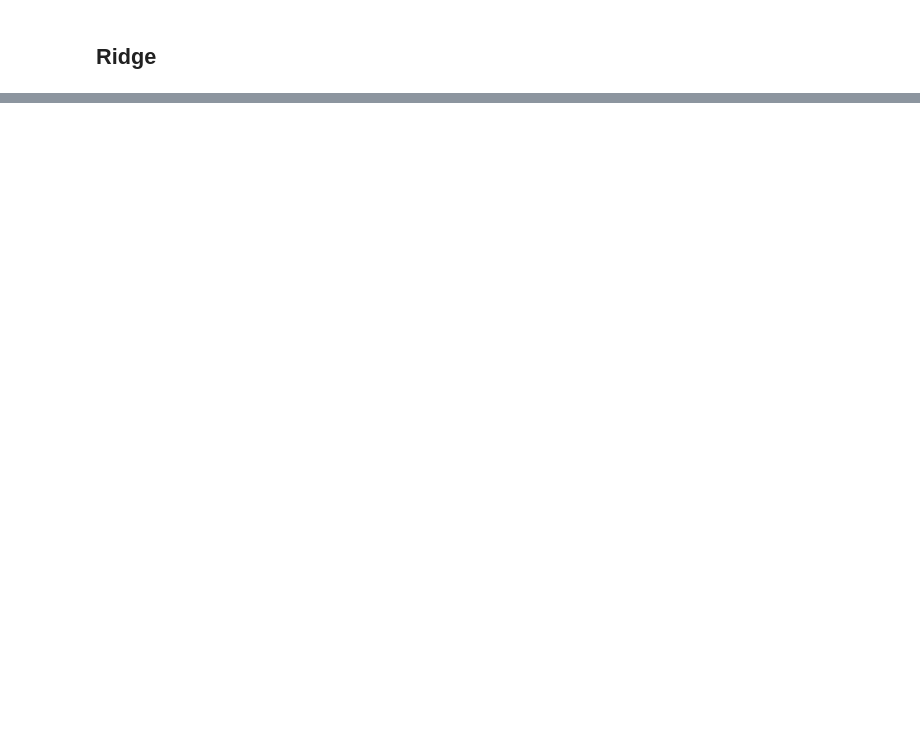
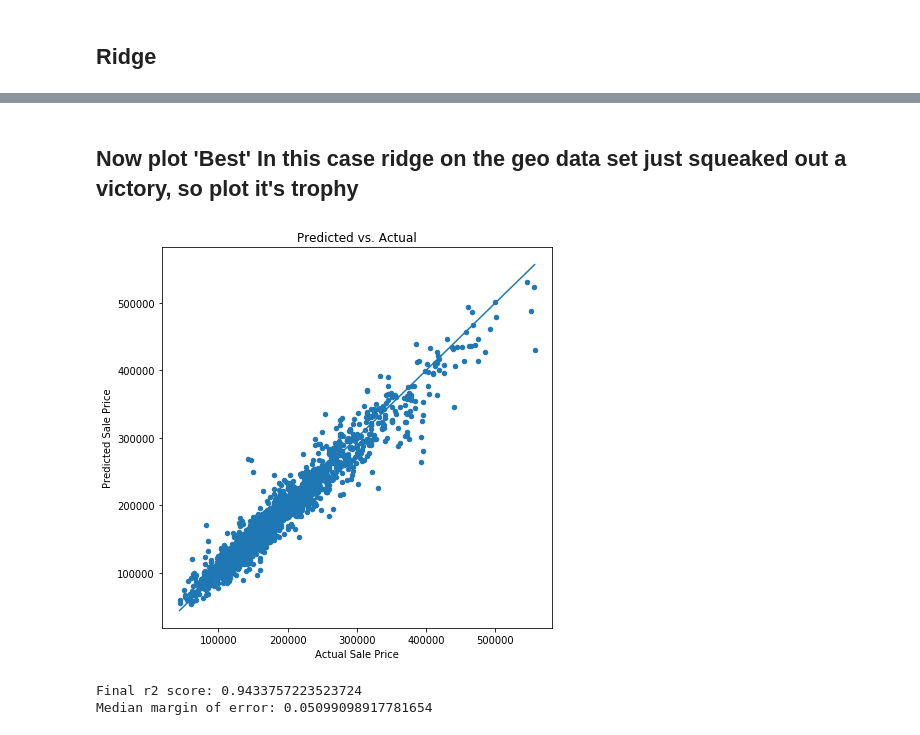
Before and after one commit to CpuKnows/CS-412-Class-Project, a Jupyter notebook: src/greedy_feature_linear_regression.ipynb, the cells around one changed output, grey strips where cells are left out. Cells and saved outputs as stored; diff of their text form; code cells hidden in the pictures; blank space fills up the shorter version.

Commit message:
Added validation set to lin reg and actual/pred plot

```diff
--- a/src/greedy_feature_linear_regression.ipynb
+++ b/src/greedy_feature_linear_regression.ipynb
@@ -51,27 +43,51 @@ X_geo_test = geo_test_data.drop('log_SalePrice', 1)
+# %%
+X_train, X_val, y_train, y_val = train_test_split(train_data.loc[:, train_data.columns != 'log_SalePrice'],
+                                                  train_data['log_SalePrice'],
+                                                  test_size=0.2, random_state=42)
+X_test = train_data.drop('log_SalePrice', 1)
+y_test = train_data['log_SalePrice']
+
+
+# Split geodemo training set into train and validation set
+X_geo_train, X_geo_val, y_geo_train, y_geo_val = train_test_split(geo_train_data.loc[:, geo_train_data.columns != 'log_SalePrice'],
+                                                                  geo_train_data['log_SalePrice'],
+                                                                  test_size=0.2, random_state=42)
+X_geo_test = geo_train_data.drop('log_SalePrice', 1)
+y_geo_test = geo_train_data['log_SalePrice']
 # %% [markdown]
 # Not all features may be in test and train at this point due to one hot encoding,
 # so check columns in one and not the other and remove
 # %%
 train_cols = list(X_train)
 test_cols = list(X_test)
+val_cols = list(X_val)
 for col in train_cols:
-    if (col not in  test_cols):
+    if (col not in  test_cols or col not in val_cols):
         X_train = X_train.drop(col, 1)
 
 for col in test_cols:
-    if (col not in  train_cols):
+    if (col not in  train_cols or col not in val_cols):
         X_test = X_test.drop(col, 1)
+
+for col in val_cols:
+    if(col not in test_cols or col not in train_cols):
+        X_val = X_val.drop(col, 1)
 
 
 geo_train_cols = list(X_geo_train)
 geo_test_cols = list(X_geo_test)
+geo_val_cols = list(X_geo_val)
 for col in geo_train_cols:
-    if (col not in  geo_test_cols):
+    if (col not in  geo_test_cols or col not in geo_val_cols):
         X_geo_train = X_geo_train.drop(col, 1)
 
 for col in geo_test_cols:
-    if (col not in  geo_train_cols):
+    if (col not in  geo_train_cols or col not in geo_val_cols):
         X_geo_test = X_geo_test.drop(col, 1)
+
+for col in geo_val_cols:
+    if(col not in geo_test_cols or col not in geo_train_cols):
+        X_geo_val = X_geo_val.drop(col, 1)
 # %% [markdown]
 # Actually do learning
 # %% [markdown]
@@ -99,5 +127,8 @@ r2: 0.9437696588481975
 # %%
 ridge_clf_geo = linear_model.Ridge(alpha=1.0)
-ridg_clf_geo, features_ridge_geo, r2 = learning_helpers.greedy_feature_selection(ridge_clf, X_geo_train, y_geo_train, X_geo_test, y_geo_test, 0.00001)
+ridg_clf_geo, features_ridge_geo, r2 = learning_helpers.greedy_feature_selection(ridge_clf_geo, X_geo_train, y_geo_train, X_geo_val, y_geo_val, 0.00001)
 print('r2: {0}'.format(r2))
+
+y_pred = ridge_clf_geo.predict(X_geo_test[features_ridge_geo])
+print('r2 on test: {0}'.format(r2_score(y_geo_test, y_pred)))
 # %% [output]
@@ -157,0 +161,14 @@ MasVnrType_Stone
+# %% [markdown]
+## Now plot 'Best'  In this case ridge on the geo data set just squeaked out a victory, so plot it's trophy
+# %%
+y_pred = ridge_clf_geo.predict(X_geo_test[features_ridge_geo])
+y_test_norm = np.exp(y_test)
+y_pred_norm = np.exp(y_pred)
+summary.pred_vs_actual_plot(y_pred_norm, y_test_norm)
+print('Final r2 score: {0}'.format(r2_score(y_test_norm, y_pred_norm)))
+median_margin_of_error = np.median(np.abs((y_pred_norm - y_test_norm) / y_test_norm))
+print('Median margin of error: {0}'.format(median_margin_of_error))
+# %% [output]
+[figure, added]
+Final r2 score: 0.9433757223523724
+Median margin of error: 0.05099098917781654
```
Also changed, not shown: parts of 12 cells of this notebook.
